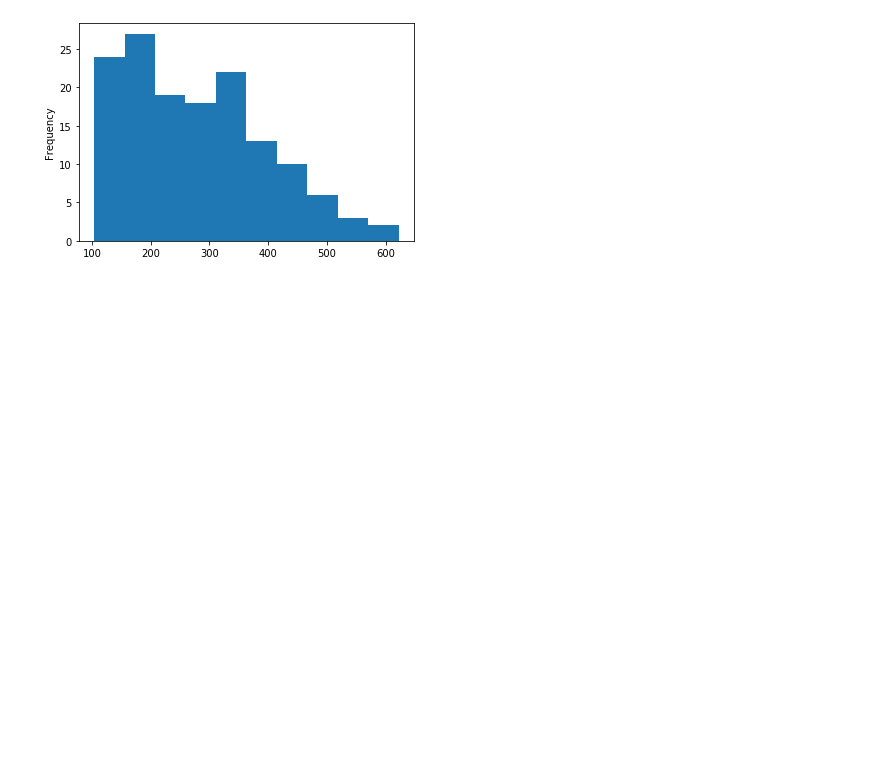
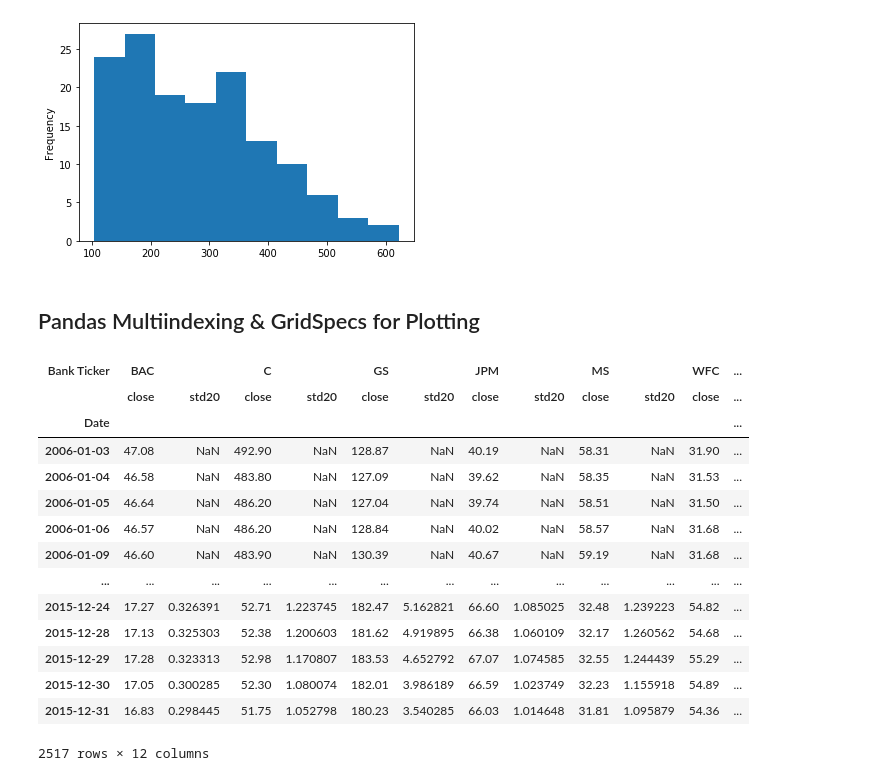
Before and after one commit to moritzwilksch/DataScienceEducation, a Jupyter notebook: JosePortilla-PythonForDS/Notes-PythonForDS.ipynb, the cells around one changed output. Cells and saved outputs as stored; diff of their text form; code cells hidden in the pictures; blank space fills up the shorter version.

```diff
--- a/JosePortilla-PythonForDS/Notes-PythonForDS.ipynb
+++ b/JosePortilla-PythonForDS/Notes-PythonForDS.ipynb
@@ -320,3 +320,30 @@ df.passengers.plot.hist()
 # %% [output]
 <matplotlib.axes._subplots.AxesSubplot at 0x...>
 [figure]
+# %% [markdown]
+## Pandas Multiindexing & GridSpecs for Plotting
+# %%
+df = pd.read_pickle("all_banks")
+closes = df.xs("Close", level=1, axis=1)
+std20 = closes.rolling(20).std()
+
+closes = pd.concat([closes, std20], axis=1, keys=["close", "std20"]).swaplevel(axis=1).sort_index(axis=1)
+# Hacky but works:
+# closes = closes.stack(0).unstack()
+closes
+# %% [output]
+| Bank Ticker | BAC |  | C |  | GS |  | JPM |  | MS |  | WFC | ... |
+|  | close | std20 | close | std20 | close | std20 | close | std20 | close | std20 | close | ... |
+| Date |  |  |  |  |  |  |  |  |  |  |  | ... |
+| 2006-01-03 | 47.08 | NaN | 492.90 | NaN | 128.87 | NaN | 40.19 | NaN | 58.31 | NaN | 31.90 | ... |
+| 2006-01-04 | 46.58 | NaN | 483.80 | NaN | 127.09 | NaN | 39.62 | NaN | 58.35 | NaN | 31.53 | ... |
+| 2006-01-05 | 46.64 | NaN | 486.20 | NaN | 127.04 | NaN | 39.74 | NaN | 58.51 | NaN | 31.50 | ... |
+| 2006-01-06 | 46.57 | NaN | 486.20 | NaN | 128.84 | NaN | 40.02 | NaN | 58.57 | NaN | 31.68 | ... |
+| 2006-01-09 | 46.60 | NaN | 483.90 | NaN | 130.39 | NaN | 40.67 | NaN | 59.19 | NaN | 31.68 | ... |
+| ... | ... | ... | ... | ... | ... | ... | ... | ... | ... | ... | ... | ... |
+| 2015-12-24 | 17.27 | 0.326391 | 52.71 | 1.223745 | 182.47 | 5.162821 | 66.60 | 1.085025 | 32.48 | 1.239223 | 54.82 | ... |
+| 2015-12-28 | 17.13 | 0.325303 | 52.38 | 1.200603 | 181.62 | 4.919895 | 66.38 | 1.060109 | 32.17 | 1.260562 | 54.68 | ... |
+| 2015-12-29 | 17.28 | 0.323313 | 52.98 | 1.170807 | 183.53 | 4.652792 | 67.07 | 1.074585 | 32.55 | 1.244439 | 55.29 | ... |
+| 2015-12-30 | 17.05 | 0.300285 | 52.30 | 1.080074 | 182.01 | 3.986189 | 66.59 | 1.023749 | 32.23 | 1.155918 | 54.89 | ... |
+| 2015-12-31 | 16.83 | 0.298445 | 51.75 | 1.052798 | 180.23 | 3.540285 | 66.03 | 1.014648 | 31.81 | 1.095879 | 54.36 | ... |
+2517 rows × 12 columns
```
Also changed, not shown: parts of 11 cells of this notebook, 1 other file.
